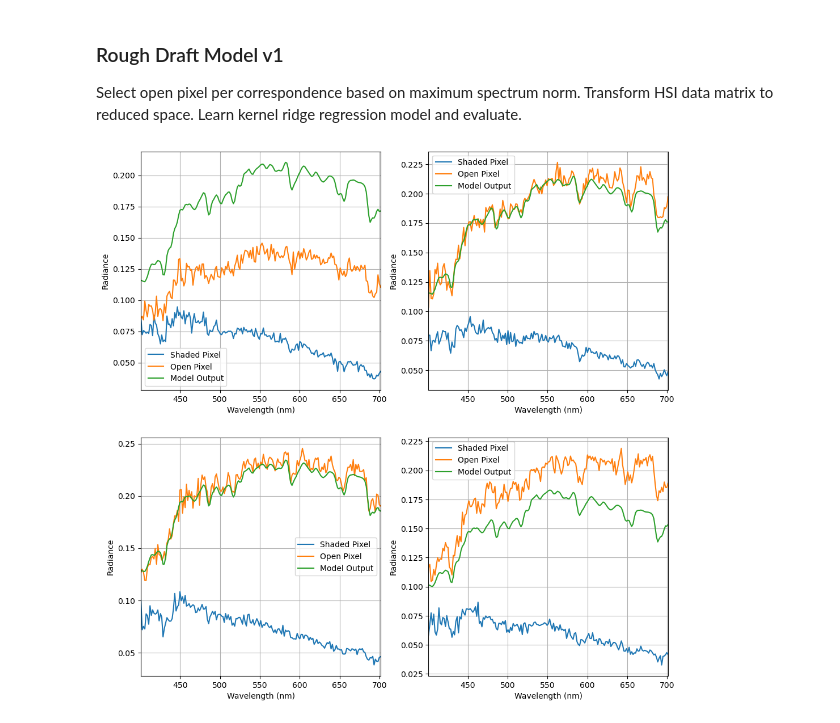
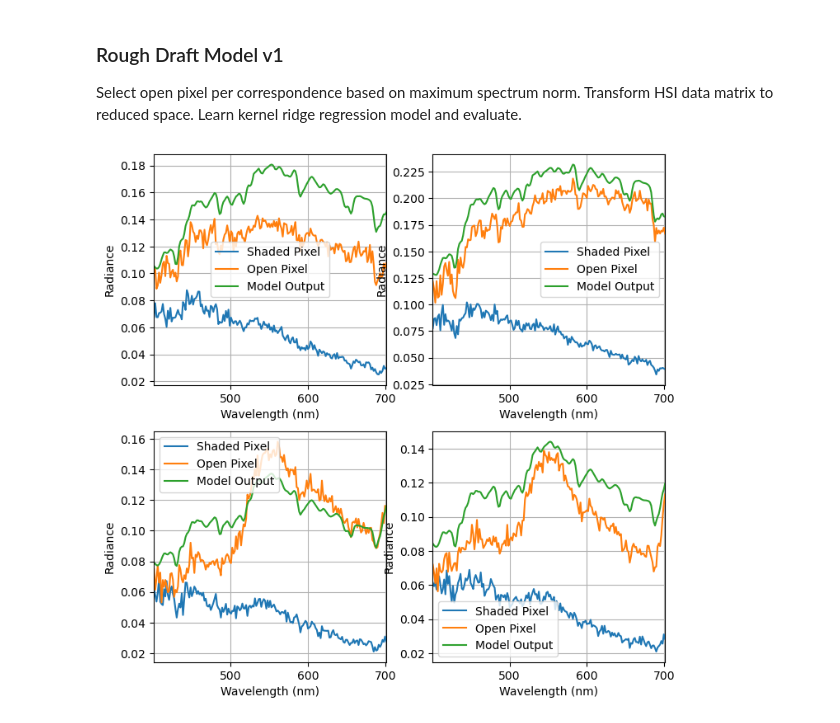
Before and after one commit to iditmer/HyperspectralShadowCompensation, a Jupyter notebook: 03_model_development.ipynb, the cells around one changed output. Cells and saved outputs as stored; diff of their text form; code cells hidden in the pictures.

```diff
--- a/03_model_development.ipynb
+++ b/03_model_development.ipynb
@@ -62,19 +62,19 @@ model_results = pd.DataFrame(model.cv_results_)
 # %%
 reduced_space_predictions = model.predict(training_data)
 reconstructed_predictions = pc.reconstruct(reduced_space_predictions)
 
-plt.figure(figsize=(12,12))
+plt.figure(figsize=(8,8))
 for plot in [ 221, 222, 223, 224 ]:
 
     sample_index = np.random.randint(0, len(training_indices))
     spectra = [
         hsi_data_matrix[training_indices[sample_index]],
         hsi_data_matrix[testing_indices[sample_index]],
         reconstructed_predictions[sample_index]
     ]
 
     plt.subplot(plot)
     spectra_plot(wavelengths, np.array(spectra), legend_labels=['Shaded Pixel', 'Open Pixel', 'Model Output'])
 plt.show()
 # %% [output]
-[figure, old version]
+[figure, new version]
```
Also changed, not shown: parts of 1 cell of this notebook.
